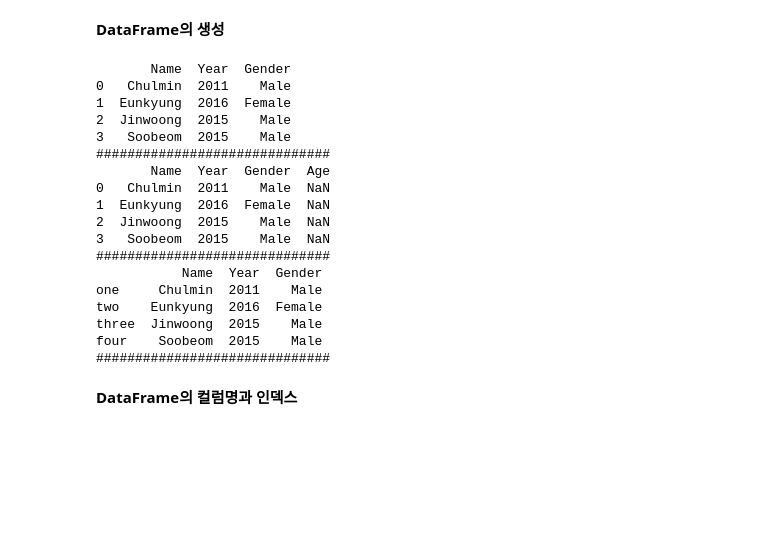
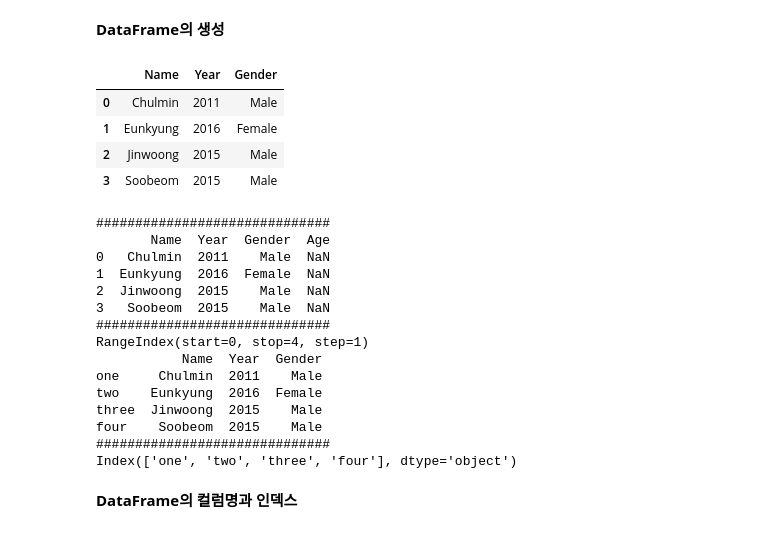
Before and after one commit to hyukjinKimm/Numpy_Pandas_Practice, a Jupyter notebook: PerfectGuide/1장/1.4 데이터 핸들링 - 판다스.ipynb, the cells around one changed output. Saved outputs shown, nothing was run; the diff lists cells and outputs as text; code cells hidden in the pictures; blank space fills up the shorter version.

```diff
--- a/PerfectGuide/1장/1.4 데이터 핸들링 - 판다스.ipynb
+++ b/PerfectGuide/1장/1.4 데이터 핸들링 - 판다스.ipynb
@@ -115,28 +133,30 @@ DataFrame 크기:  (891, 12)
 # %%
 dic1 = {'Name': ['Chulmin', 'Eunkyung','Jinwoong','Soobeom'],
         'Year': [2011, 2016, 2015, 2015],
         'Gender': ['Male', 'Female', 'Male', 'Male']
        }
 # 딕셔너리를 DataFrame으로 변환
 data_df = pd.DataFrame(dic1)
-print(data_df)
+
+display(data_df)
 print("#"*30)
 
 # 새로운 컬럼명을 추가
 data_df = pd.DataFrame(dic1, columns=["Name", "Year", "Gender", "Age"])
 print(data_df)
 print("#"*30)
 
 # 인덱스를 새로운 값으로 할당.
 data_df = pd.DataFrame(dic1, index=['one','two','three','four'])
 print(data_df)
 print("#"*30)
+print(data_df.index)
 # %% [output]
+|  | Name | Year | Gender |
+| 0 | Chulmin | 2011 | Male |
+| 1 | Eunkyung | 2016 | Female |
+| 2 | Jinwoong | 2015 | Male |
+| 3 | Soobeom | 2015 | Male |
-       Name  Year  Gender
-0   Chulmin  2011    Male
-1  Eunkyung  2016  Female
-2  Jinwoong  2015    Male
-3   Soobeom  2015    Male
 ##############################
        Name  Year  Gender  Age
 0   Chulmin  2011    Male  NaN
@@ -144,12 +164,14 @@ print("#"*30)
 2  Jinwoong  2015    Male  NaN
 3   Soobeom  2015    Male  NaN
 ##############################
+RangeIndex(start=0, stop=4, step=1)
            Name  Year  Gender
 one     Chulmin  2011    Male
 two    Eunkyung  2016  Female
 three  Jinwoong  2015    Male
 four    Soobeom  2015    Male
 ##############################
+Index(['one', 'two', 'three', 'four'], dtype='object')
 # %% [markdown]
 **DataFrame의 컬럼명과 인덱스**
 # %%
```
Also changed, not shown: parts of 1 cell of this notebook.
